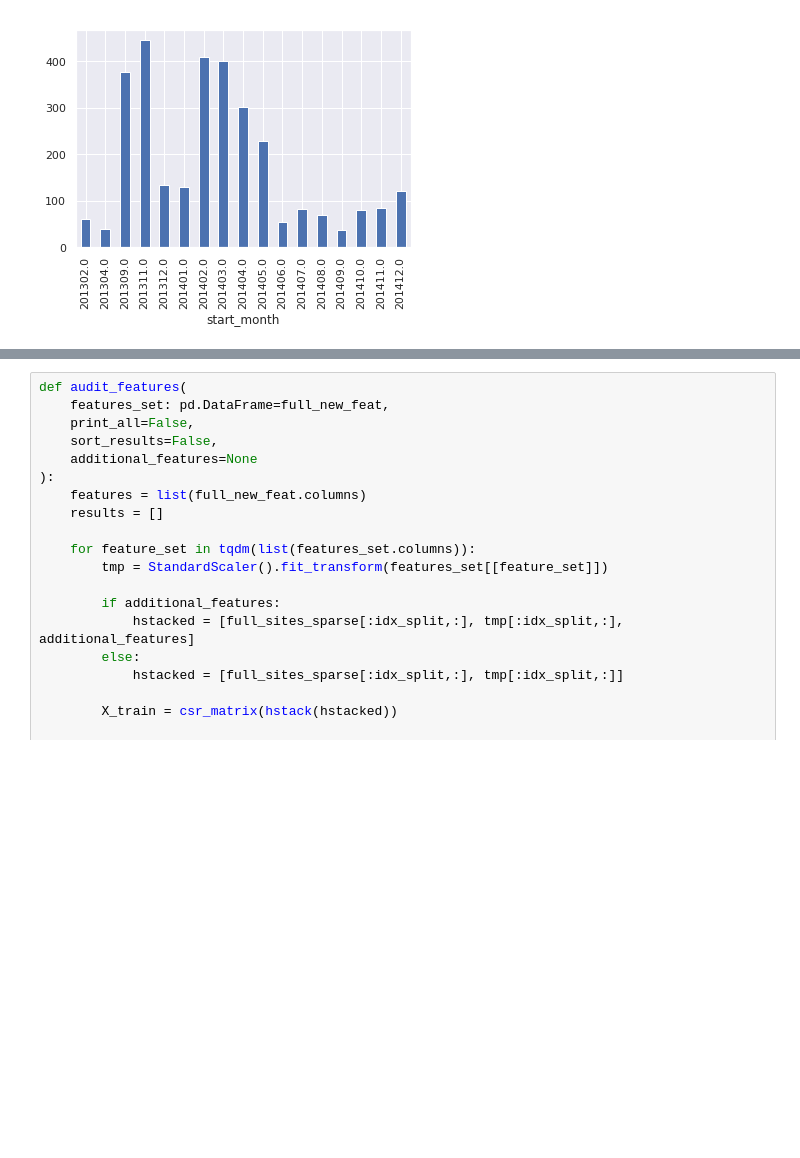
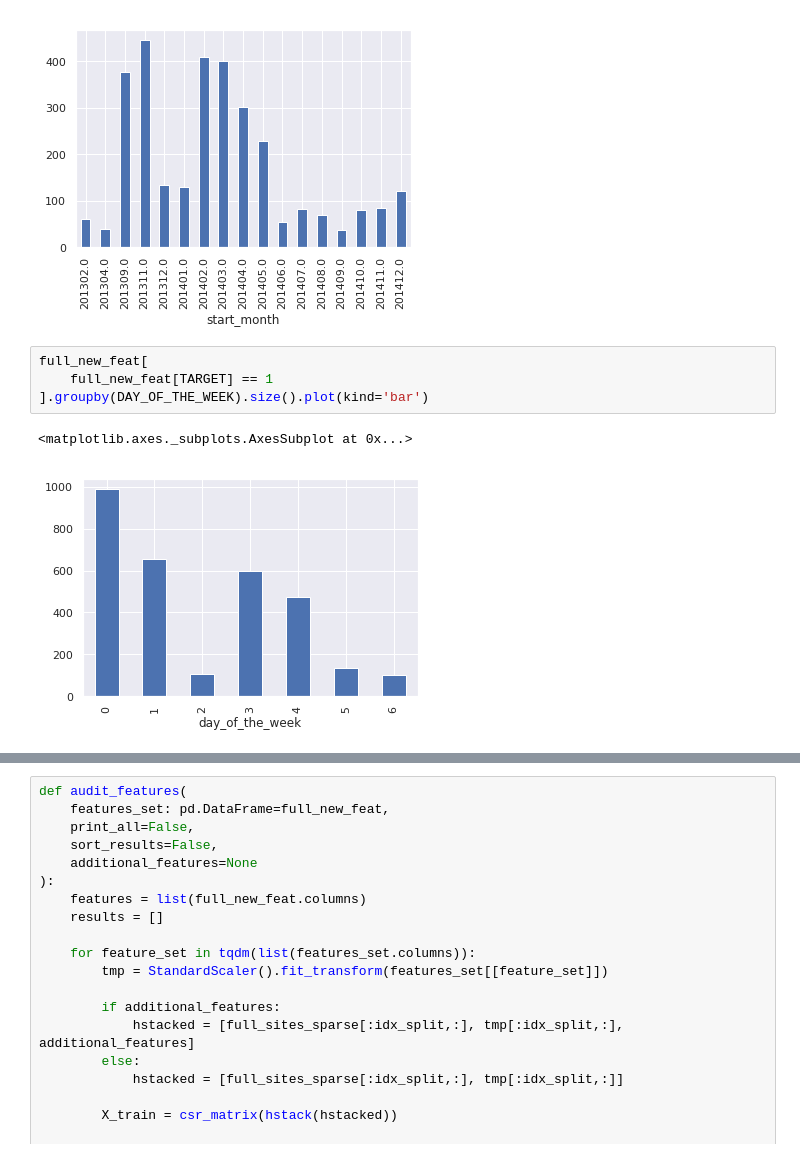
Before and after one commit to lavandosovich/ods_course, a Jupyter notebook: Alice.pipeline.ipynb, the cells around one changed output, grey strips where cells are left out. Cells and saved outputs as stored; diff of their text form; blank space fills up the shorter version.

```diff
--- a/Alice.pipeline.ipynb
+++ b/Alice.pipeline.ipynb
@@ -335,3 +345,10 @@ full_new_feat[
 # %% [output]
 <matplotlib.axes._subplots.AxesSubplot at 0x...>
 [figure]
+# %%
+full_new_feat[
+    full_new_feat[TARGET] == 1
+].groupby(DAY_OF_THE_WEEK).size().plot(kind='bar')
+# %% [output]
+<matplotlib.axes._subplots.AxesSubplot at 0x...>
+[figure, added]
```
Also changed, not shown: parts of 25 cells of this notebook, 1 other file.
